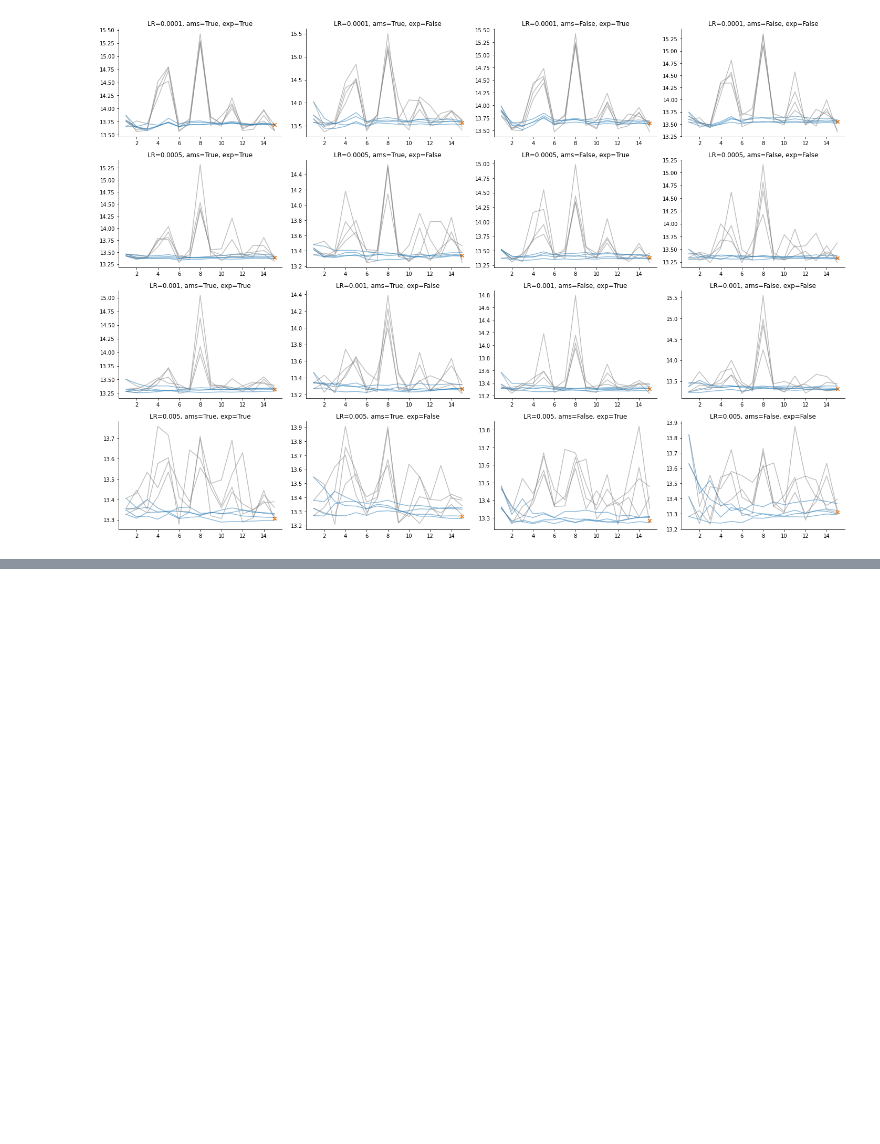
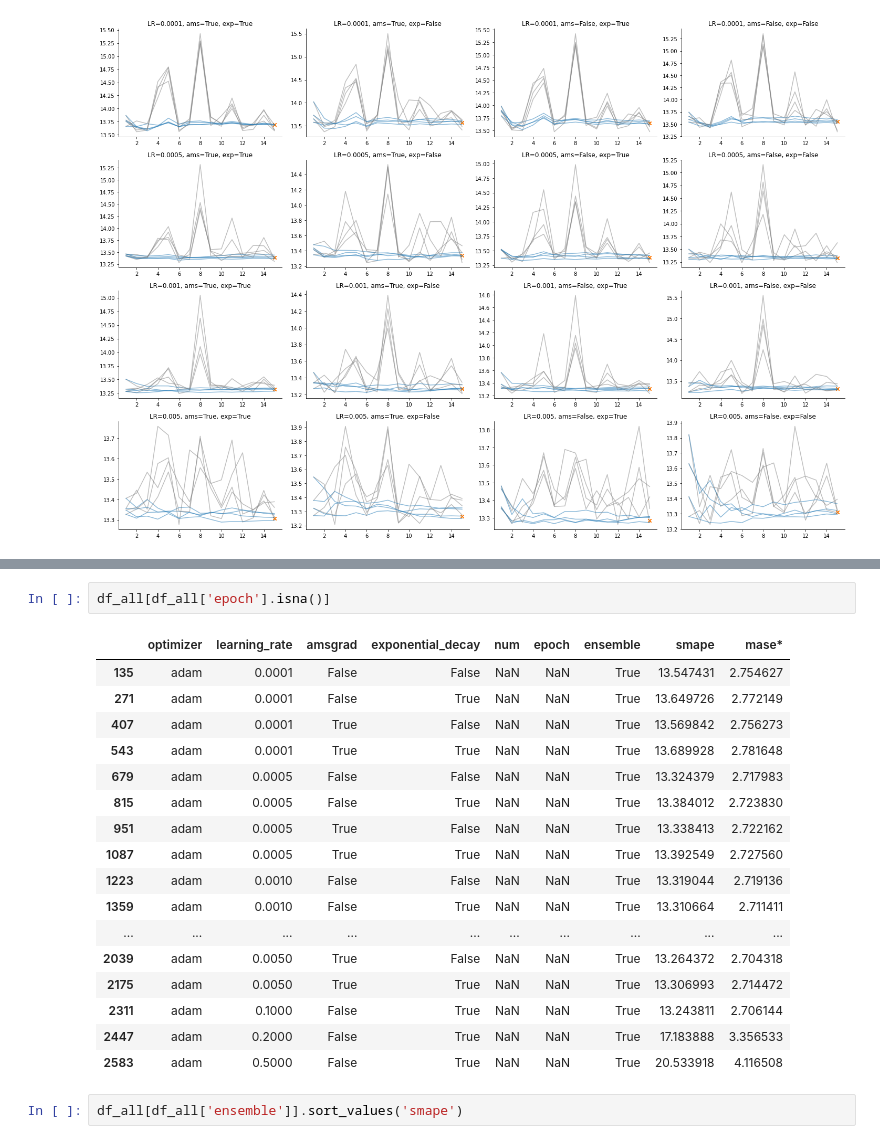
Before and after one commit to djib2011/forecasting-augmentation, a Jupyter notebook: experimentation/training_hyperparameters.ipynb, the cells around one changed output, grey strips where cells are left out. Cells and saved outputs as stored; diff of their text form; blank space fills up the shorter version.

```diff
--- a/experimentation/training_hyperparameters.ipynb
+++ b/experimentation/training_hyperparameters.ipynb
@@ -73,0 +97,22 @@ df_all[df_all['ensemble']].sort_values('smape')
+# %%
+df_all[df_all['epoch'].isna()]
+# %% [output]
+|  | optimizer | learning_rate | amsgrad | exponential_decay | num | epoch | ensemble | smape | mase* |
+| 135 | adam | 0.0001 | False | False | NaN | NaN | True | 13.547431 | 2.754627 |
+| 271 | adam | 0.0001 | False | True | NaN | NaN | True | 13.649726 | 2.772149 |
+| 407 | adam | 0.0001 | True | False | NaN | NaN | True | 13.569842 | 2.756273 |
+| 543 | adam | 0.0001 | True | True | NaN | NaN | True | 13.689928 | 2.781648 |
+| 679 | adam | 0.0005 | False | False | NaN | NaN | True | 13.324379 | 2.717983 |
+| 815 | adam | 0.0005 | False | True | NaN | NaN | True | 13.384012 | 2.723830 |
+| 951 | adam | 0.0005 | True | False | NaN | NaN | True | 13.338413 | 2.722162 |
+| 1087 | adam | 0.0005 | True | True | NaN | NaN | True | 13.392549 | 2.727560 |
+| 1223 | adam | 0.0010 | False | False | NaN | NaN | True | 13.319044 | 2.719136 |
+| 1359 | adam | 0.0010 | False | True | NaN | NaN | True | 13.310664 | 2.711411 |
+| ... | ... | ... | ... | ... | ... | ... | ... | ... | ... |
+| 2039 | adam | 0.0050 | True | False | NaN | NaN | True | 13.264372 | 2.704318 |
+| 2175 | adam | 0.0050 | True | True | NaN | NaN | True | 13.306993 | 2.714472 |
+| 2311 | adam | 0.1000 | False | True | NaN | NaN | True | 13.243811 | 2.706144 |
+| 2447 | adam | 0.2000 | False | True | NaN | NaN | True | 17.183888 | 3.356533 |
+| 2583 | adam | 0.5000 | False | True | NaN | NaN | True | 20.533918 | 4.116508 |
+# %%
+df_all[df_all['ensemble']].sort_values('smape')
```
Also changed, not shown: parts of 7 cells of this notebook, 5 other files.
